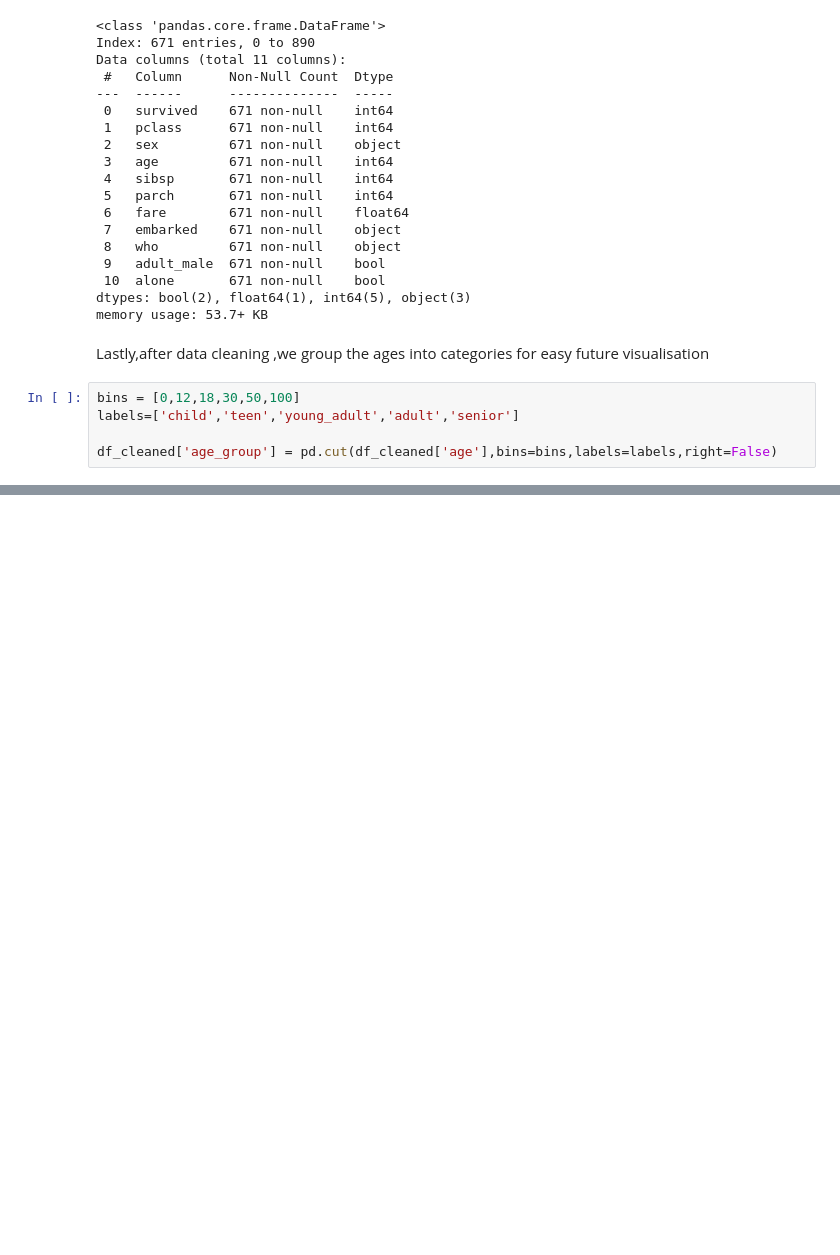
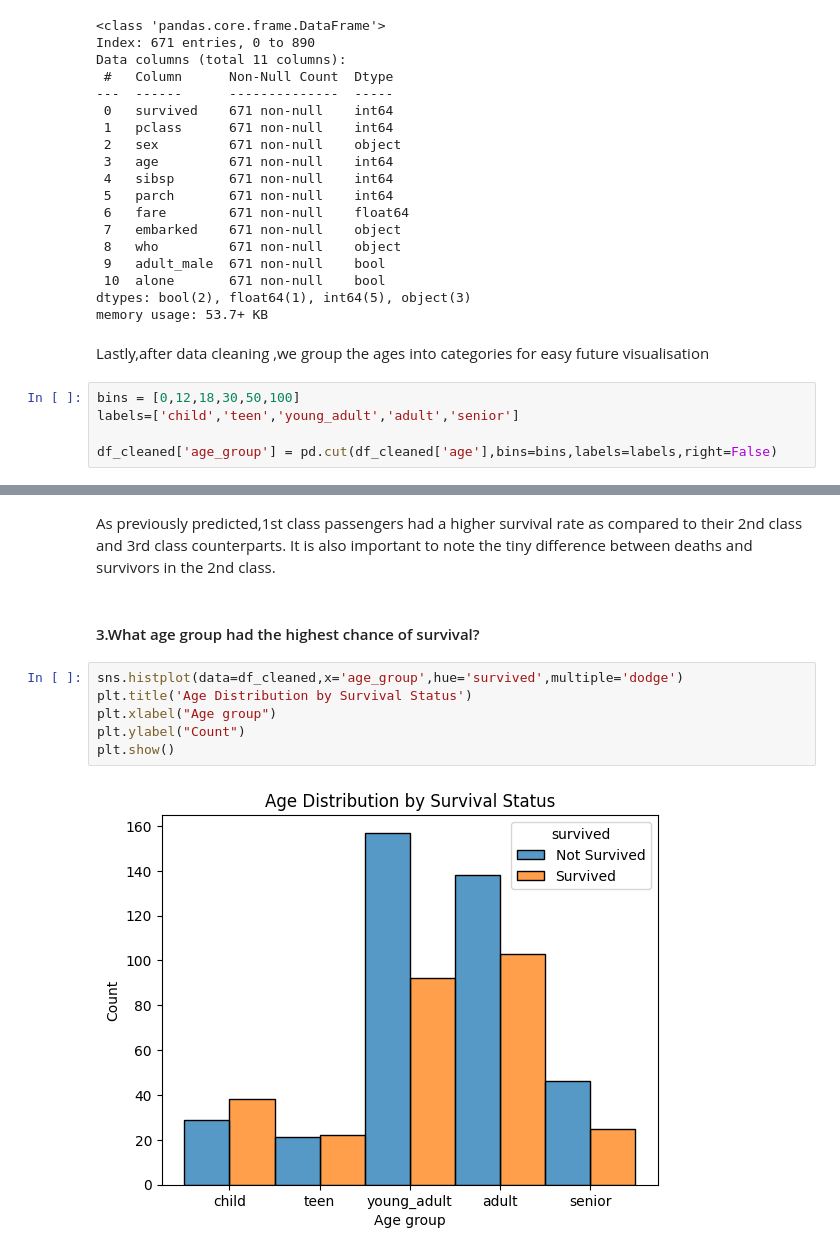
Before and after one commit to K-Atina/Titanic-Dataset, a Jupyter notebook: Titanic_Dataset.ipynb, the cells around one changed output, grey strips where cells are left out. Cells and saved outputs as stored; diff of their text form; blank space fills up the shorter version.

Commit message:
Chore: Answer questions asked in the notes

```diff
--- a/Titanic_Dataset.ipynb
+++ b/Titanic_Dataset.ipynb
@@ -295,0 +310,13 @@ df_cleaned.describe(include="bool")
+# %% [markdown]
+As previously predicted,1st class passengers had a higher survival rate as compared to their 2nd class and 3rd class counterparts.
+It is also important to note the tiny difference between deaths and survivors in the 2nd class.
+# %% [markdown]
+#### 3.What age group had the highest chance of survival?
+# %%
+sns.histplot(data=df_cleaned,x='age_group',hue='survived',multiple='dodge')
+plt.title('Age Distribution by Survival Status')
+plt.xlabel("Age group")
+plt.ylabel("Count")
+plt.show()
+# %% [output]
+[figure, added]
```
Also changed, not shown: parts of 15 cells of this notebook.
